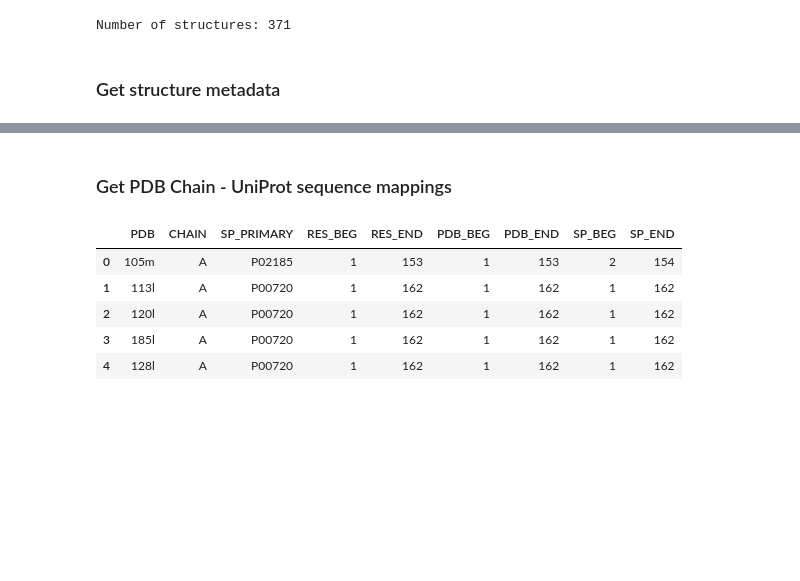
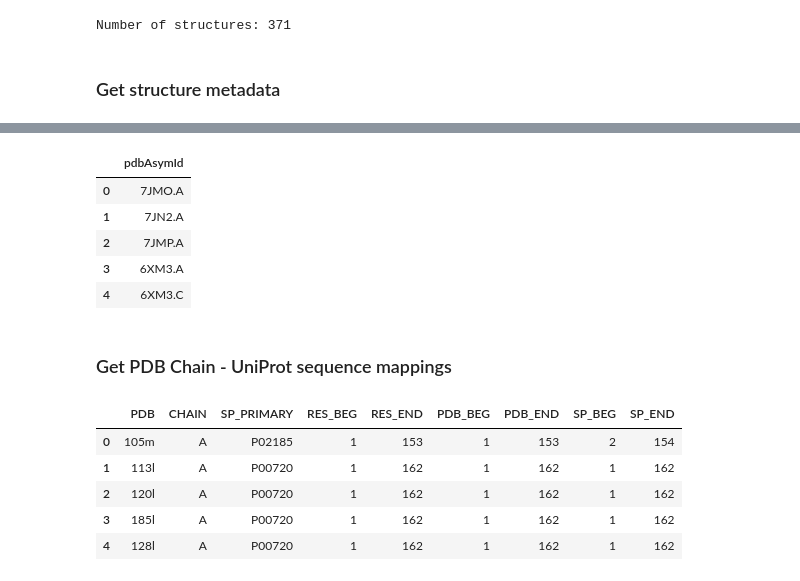
Before and after one commit to covid-19-net/covid-19-community, a Jupyter notebook: notebooks/dataprep/01f-PDBStructures.ipynb, the cells around one changed output, grey strips where cells are left out. Cells and saved outputs as stored; diff of their text form; code cells hidden in the pictures; blank space fills up the shorter version.

Commit message:
added seq. coverage for protein chains

```diff
--- a/notebooks/dataprep/01f-PDBStructures.ipynb
+++ b/notebooks/dataprep/01f-PDBStructures.ipynb
@@ -97,6 +97,18 @@ structures.head()
 | 4 | pdb:5R82 | PanDDA analysis group deposition ... | SARS-CoV-2 main protease | 2020-03-02 | 2020-03-10 | 1.31 | 0.18 | 0.21 | X-RAY DIFFRACTION |
 # %%
 structures.to_csv(NEO4J_IMPORT / "01f-PDBStructure.csv", index=False)
+# %%
+instances = query('polymer_instance')
+chains = pd.DataFrame(instances, columns=['pdbAsymId'])
+# %%
+chains.head()
+# %% [output]
+|  | pdbAsymId |
+| 0 | 7JMO.A |
+| 1 | 7JN2.A |
+| 2 | 7JMP.A |
+| 3 | 6XM3.A |
+| 4 | 6XM3.C |
 # %% [markdown]
 ### Get PDB Chain - UniProt sequence mappings
 # %%
```
Also changed, not shown: parts of 2 cells of this notebook, 2 other files.
